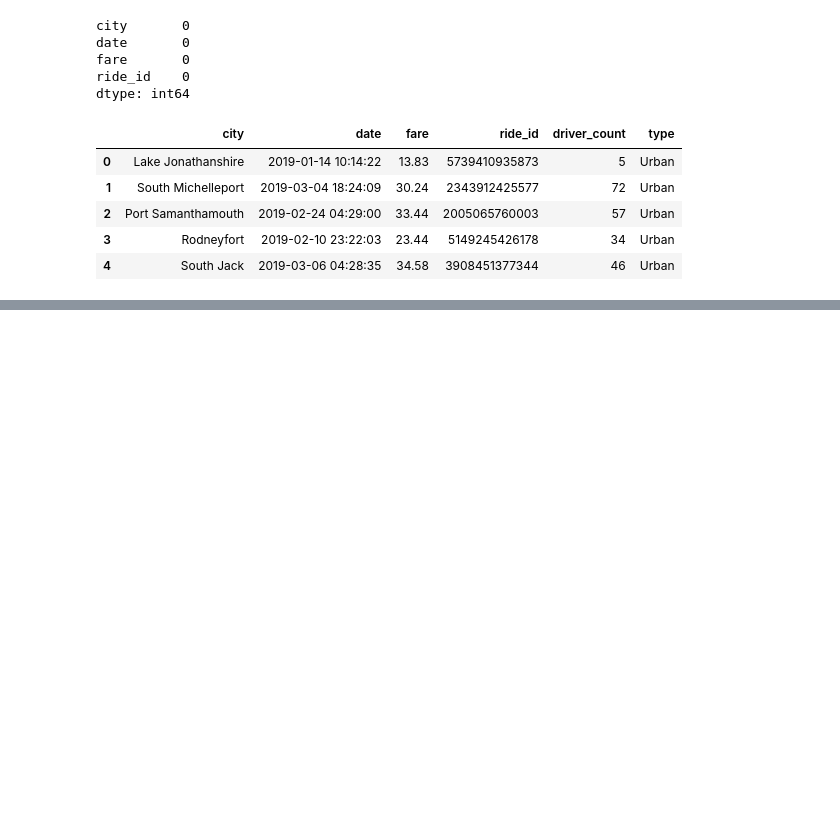
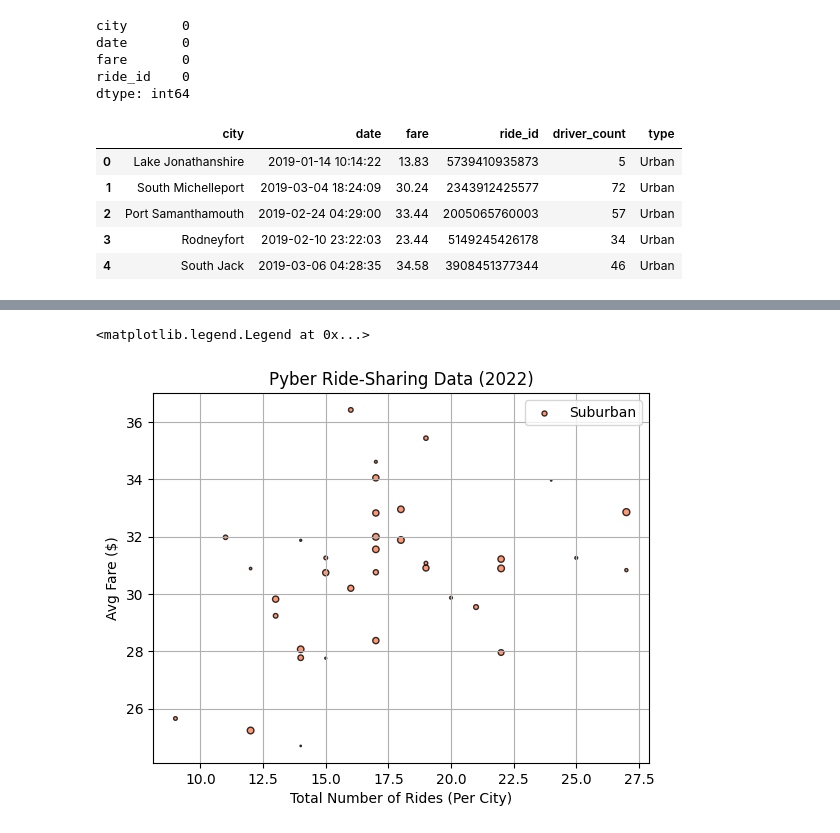
Before and after one commit to Cybercelt386/-PyBer_Analysis, a Jupyter notebook: pandas_in_matplotlib.ipynb, the cells around one changed output, grey strips where cells are left out. Drawn from its saved outputs; the diff is of its cells as text; code cells hidden in the pictures; blank space fills up the shorter version.

```diff
--- a/pandas_in_matplotlib.ipynb
+++ b/pandas_in_matplotlib.ipynb
@@ -38,0 +87,3 @@ pyber_data_df.head()
+# %%
+suburban_cities_df = pyber_data_df[pyber_data_df["type"] == "Suburban"]
+suburban_cities_df.head()
@@ -38,0 +100,3 @@ pyber_data_df.head()
+# %%
+suburban_ride_count = suburban_cities_df.groupby(["city"]).count()["ride_id"]
+#suburban_ride_count.head()
@@ -38,0 +109,3 @@ pyber_data_df.head()
+# %%
+suburban_fare_avg = suburban_cities_df.groupby(["city"]).mean()["fare"]
+#suburban_fare_avg.head()
@@ -38,0 +118,3 @@ pyber_data_df.head()
+# %%
+suburban_driver_count = suburban_cities_df.groupby(["city"]).mean()["driver_count"]
+#suburban_driver_count.head()
@@ -38,0 +134,10 @@ pyber_data_df.head()
+# %%
+plt.scatter(suburban_ride_count, suburban_fare_avg, s=suburban_driver_count, color="coral", edgecolor="black", linewidths=1, label="Suburban", alpha=0.8)
+plt.title("Pyber Ride-Sharing Data (2022)")
+plt.ylabel("Avg Fare ($)")
+plt.xlabel("Total Number of Rides (Per City)")
+plt.grid(True)
+plt.legend()
+# %% [output]
+<matplotlib.legend.Legend at 0x...>
+[figure, added]
```
Also changed, not shown: parts of 38 cells of this notebook, 2 other files.
